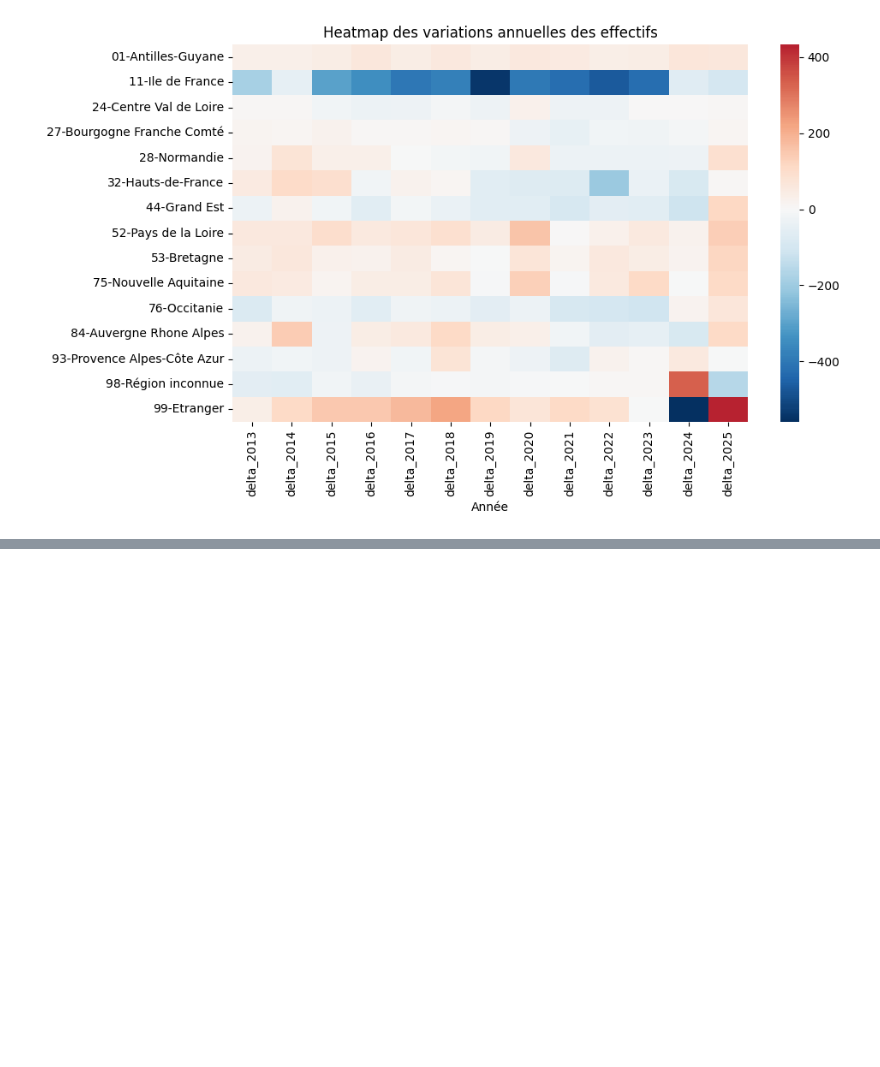
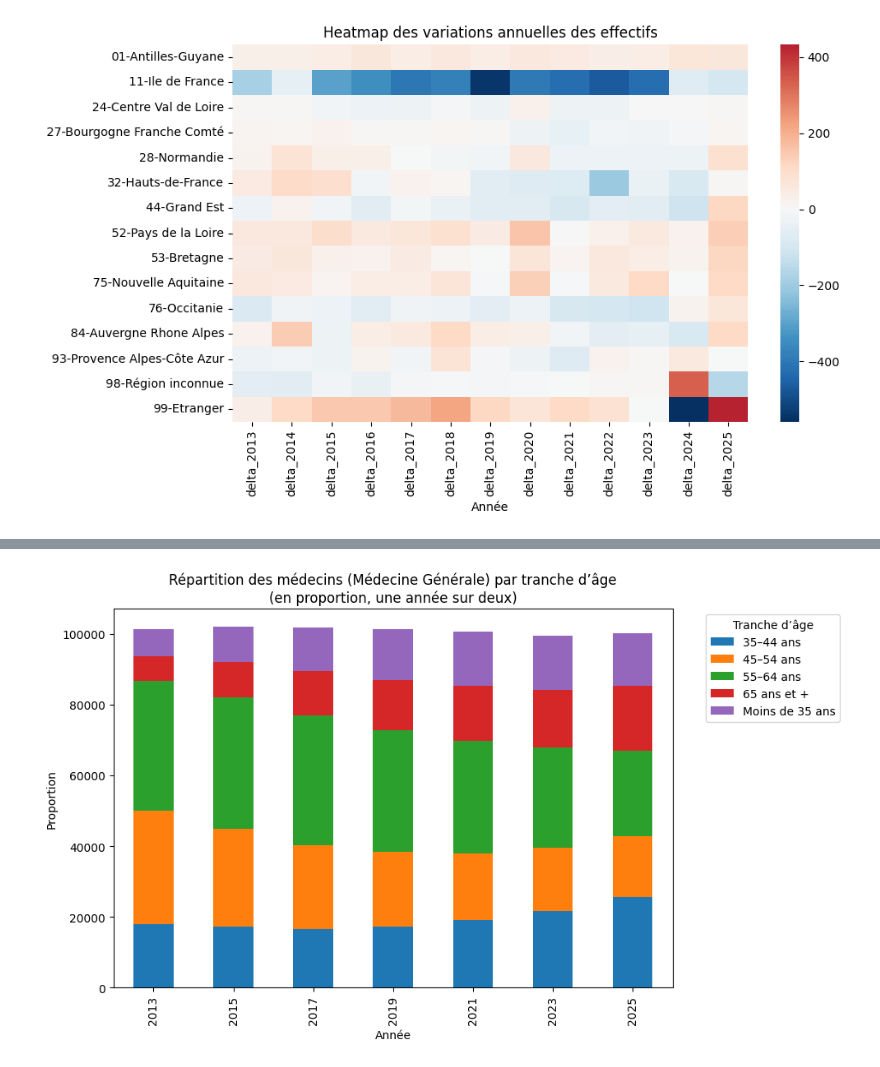
Before and after one commit to dfornier/Python-pour-la-data-science, a Jupyter notebook: StatDesc_2.ipynb, the cells around one changed output, grey strips where cells are left out. Saved outputs shown, nothing was run; the diff lists cells and outputs as text; code cells hidden in the pictures; blank space fills up the shorter version.

```diff
--- a/StatDesc_2.ipynb
+++ b/StatDesc_2.ipynb
@@ -342,0 +421,2 @@ df["delta_total"] = df["effectif_2025"] - df["effectif_2012"]
+# %%
+df_medecins_effectif_complet = pd.read_excel("Bases de données/demographie_medecins.xlsx", sheet_name=1)
@@ -342,0 +455,18 @@ df["delta_total"] = df["effectif_2025"] - df["effectif_2012"]
+# %%
+def nouvelle_tranche(tranche):
+    if tranche in ["01-moins de 30 ans", "02-entre 30 et 34 ans"]:
+        return "Moins de 35 ans"
+    elif tranche in ["03-entre 35 et 39 ans", "04-entre 40 et 44 ans"]:
+        return "35–44 ans"
+    elif tranche in ["05-entre 45 et 49 ans", "06-entre 50 et 54 ans"]:
+        return "45–54 ans"
+    elif tranche in ["07-entre 55 et 59 ans", "08-entre 60 et 64 ans"]:
+        return "55–64 ans"
+    else:
+        return "65 ans et +"
+
+df_medecins_effectif["nouvelle_tranche_age"] = df_medecins_effectif["tranche_age"].apply(nouvelle_tranche)
+cols_effectifs = [c for c in df_medecins_effectif.columns if c.startswith("effectif_")]
+
+df_medecins_nouvelles_tranches = df_medecins_effectif.groupby("nouvelle_tranche_age")[cols_effectifs].sum().reset_index()
+df_medecins_nouvelles_tranches.head()
@@ -342,0 +485,24 @@ df["delta_total"] = df["effectif_2025"] - df["effectif_2012"]
+# %%
+df_medecins_nouvelles_tranches.columns = ["Nouvelle_tranche_age"] + [f"{a}" for a in range(2012, 2026)]
+
+# 1. Sélection des années voulues (une sur deux, de 2013 à 2025)
+annees = list(range(2013, 2026, 2))
+cols = [f"{a}" for a in annees]
+
+# 2. Mise en forme : tranches d’âge en colonnes, années en lignes
+df_plot = df_medecins_nouvelles_tranches.set_index("Nouvelle_tranche_age")[cols].T
+
+# 3. Passage en proportions (chaque année = 100 %)
+#df_plot = df_plot.div(df_plot.sum(axis=1), axis=0)
+
+# 4. Graphique en barres empilées
+df_plot.plot(kind="bar",stacked=True,figsize=(10, 6))
+
+plt.ylabel("Proportion")
+plt.xlabel("Année")
+plt.title("Répartition des médecins (Médecine Générale) par tranche d’âge\n(en proportion, une année sur deux)")
+plt.legend(title="Tranche d’âge", bbox_to_anchor=(1.05, 1))
+plt.tight_layout()
+plt.show()
+# %% [output]
+[figure, added]
```
Also changed, not shown: parts of 7 cells of this notebook.
